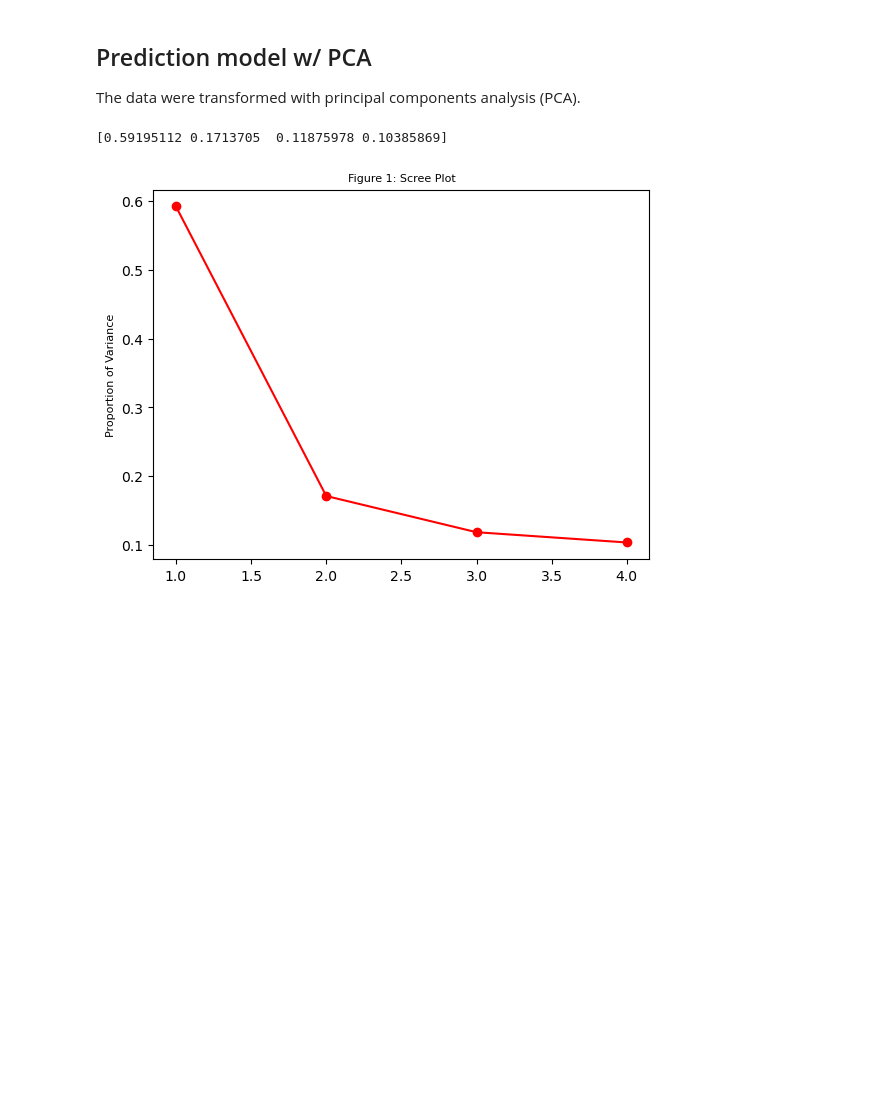
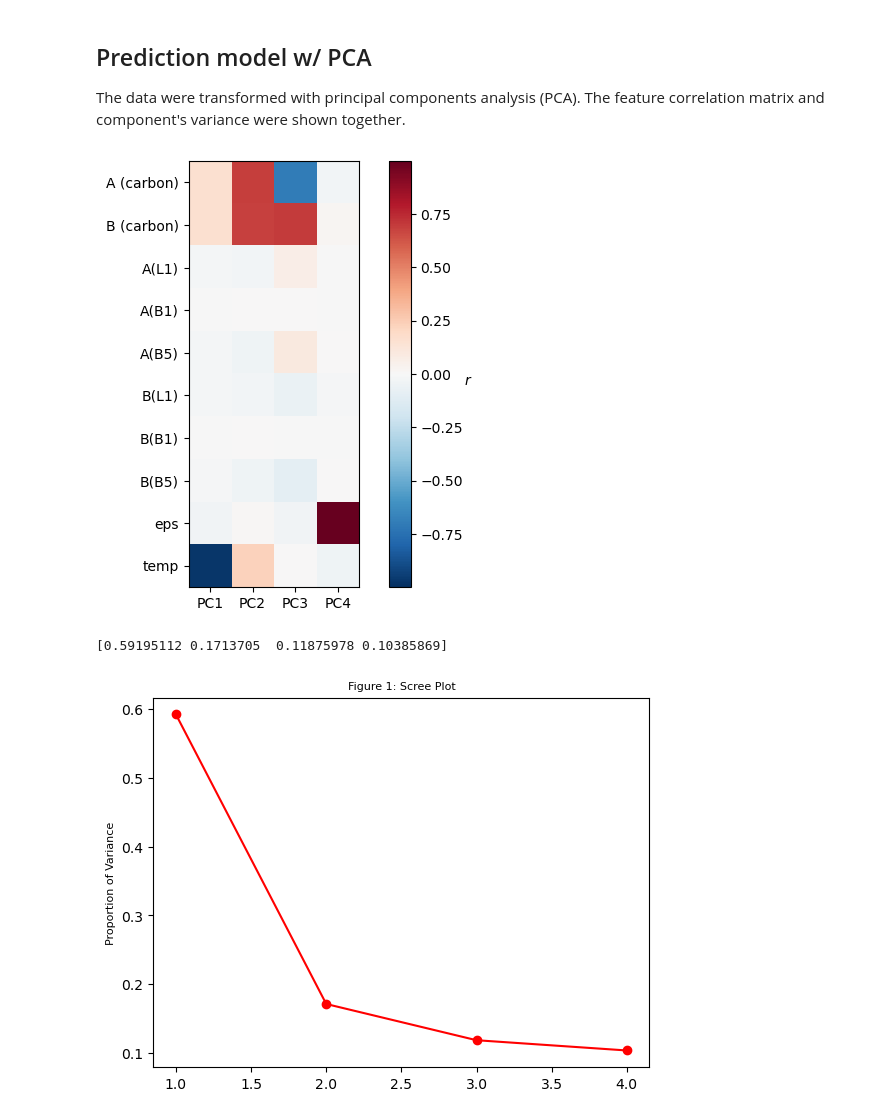
Before and after one commit to su-min-s/ML_helv, a Jupyter notebook: predictor.ipynb, the cells around one changed output. Drawn from its saved outputs; the diff is of its cells as text; code cells hidden in the pictures; blank space fills up the shorter version.

```diff
--- a/predictor.ipynb
+++ b/predictor.ipynb
@@ -1,4 +1,4 @@
 # %% [markdown]
 ## Prediction model w/ PCA
-The data were transformed with principal components analysis (PCA).
+The data were transformed with principal components analysis (PCA). The feature correlation matrix and component's variance were shown together.
 # %%
@@ -24,5 +25,24 @@ X_train = train_set[:,:nFeat]
 Y_train = train_set[:,nFeat:nFeat+2]
 X_test = test_set[:,:nFeat]
 Y_test = test_set[:, nFeat:nFeat+2]
+# %%
+## correlation matrix for checking relative importance of features
+feature_names = ['A (carbon)', 'B (carbon)', 'A(L1)','A(B1)', 'A(B5)', 'B(L1)','B(B1)', 'B(B5)', 'eps', 'temp']
+
+ax = plt.axes()
+pca = PCA(n_components=4)
+components = pca.fit(X_train).components_.T
+vmax = np.abs(components).max()
+im=ax.imshow(components, cmap="RdBu_r", vmax=vmax, vmin=-vmax)
+
+ax.set_yticks(np.arange(len(feature_names)))
+ax.set_yticklabels(feature_names)
+ax.set_xticks([0,1,2,3])
+ax.set_xticklabels(["PC1", "PC2","PC3","PC4"])
+
+plt.colorbar(im).ax.set_ylabel("$r$", rotation=0)
+plt.tight_layout()
+# %% [output]
+[figure, added]
 # %%
 ## reducing data by using PCA
```
Also changed, not shown: parts of 5 cells of this notebook.
